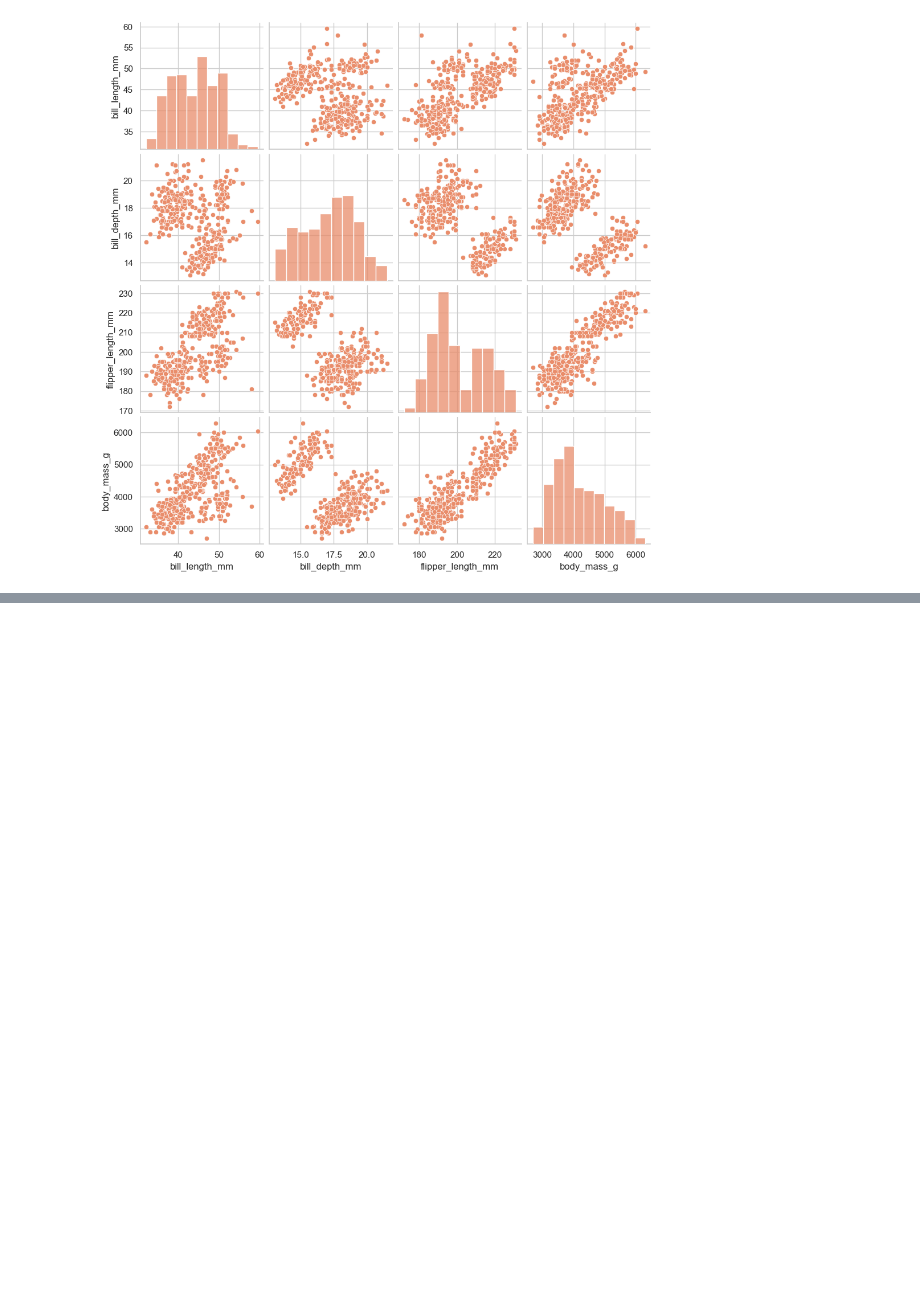
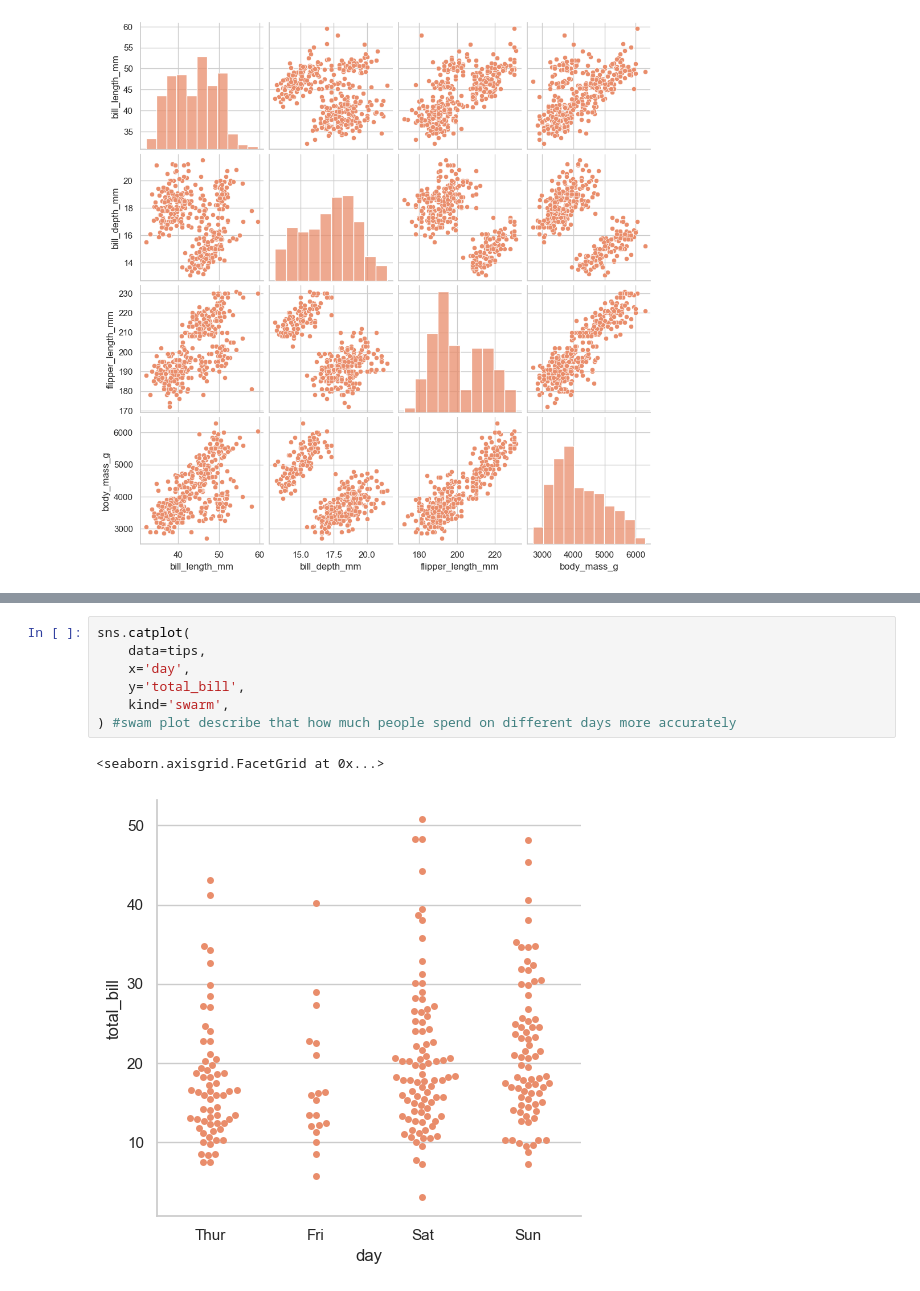
Before and after one commit to ShajibEwuCse19/Bongo-Dev-DS-AI-ML-Course-Practice-Repo, a Jupyter notebook: my-practice/data-visualization-using-seaborn-and-plotly.ipynb, the cells around one changed output, grey strips where cells are left out. Drawn from its saved outputs; the diff is of its cells as text; blank space fills up the shorter version.

```diff
--- a/my-practice/data-visualization-using-seaborn-and-plotly.ipynb
+++ b/my-practice/data-visualization-using-seaborn-and-plotly.ipynb
@@ -314,0 +348,10 @@ sns.pairplot(
+# %%
+sns.catplot(
+    data=tips,
+    x='day',
+    y='total_bill',
+    kind='swarm',
+) #swam plot describe that how much people spend on different days more accurately
+# %% [output]
+<seaborn.axisgrid.FacetGrid at 0x...>
+[figure, added]
```
Also changed, not shown: parts of 11 cells of this notebook.
